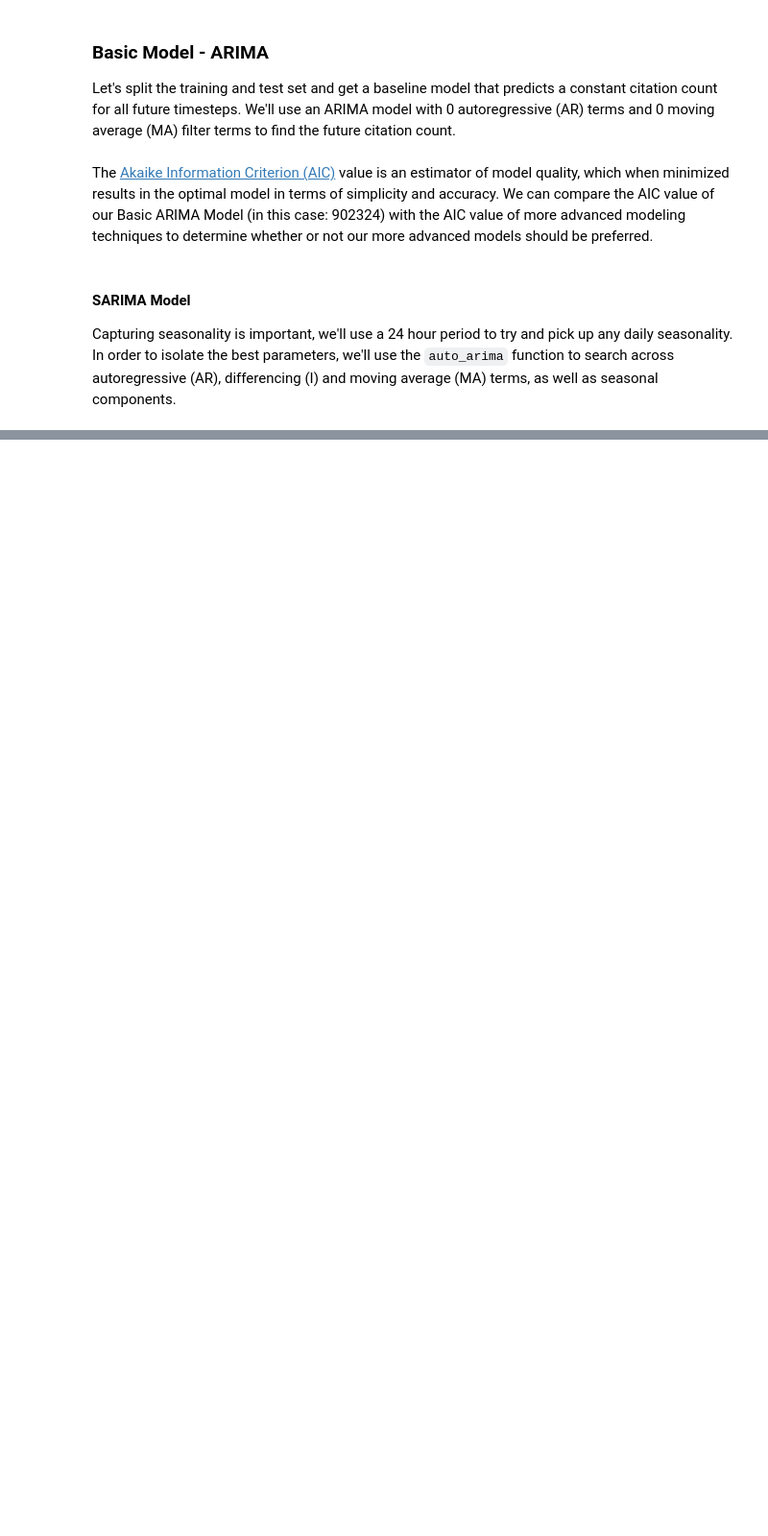
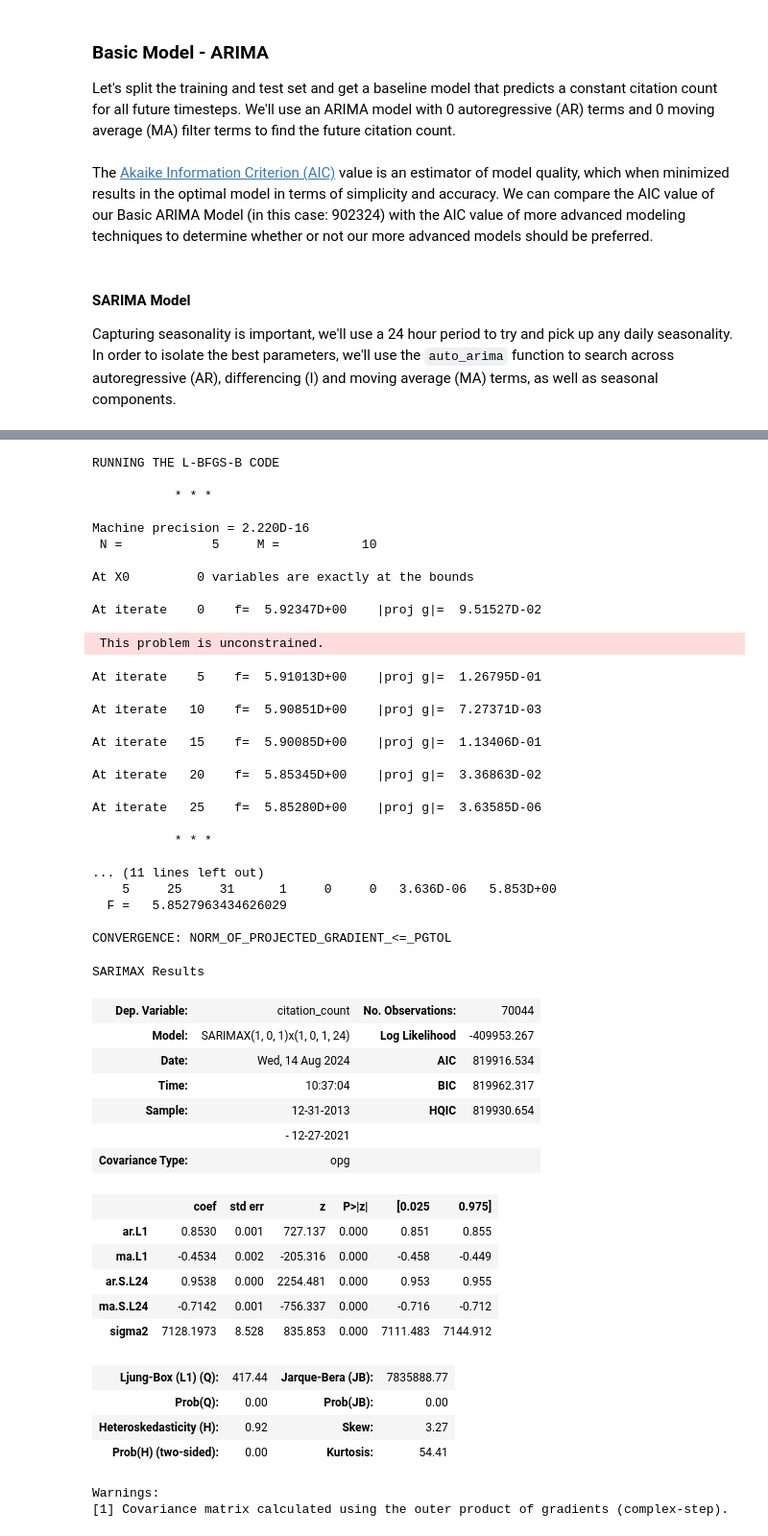
Before and after one commit to evangabe/strategic-parking-enforcement, a Jupyter notebook: 02_featurization.ipynb, the cells around one changed output, grey strips where cells are left out. Shown at 96% size. Drawn from its saved outputs; the diff is of its cells as text; code cells hidden in the pictures; blank space fills up the shorter version.

```diff
--- a/02_featurization.ipynb
+++ b/02_featurization.ipynb
@@ -180,6 +212,55 @@ print(results_df)
 # %%
-best_sarima = SARIMAX(train_ts, order=(), seasonal_order=(), enforce_invertibility=False, enforce_stationarity=False)
+best_sarima = SARIMAX(train_ts, order=best_order, seasonal_order=best_seasonal_order, enforce_invertibility=False, enforce_stationarity=False)
 results = best_sarima.fit()
 results.summary()
+# %% [output]
+RUNNING THE L-BFGS-B CODE
+
+           * * *
+
+Machine precision = 2.220D-16
+ N =            5     M =           10
+
+At X0         0 variables are exactly at the bounds
+
+At iterate    0    f=  5.92347D+00    |proj g|=  9.51527D-02
+ This problem is unconstrained.
+At iterate    5    f=  5.91013D+00    |proj g|=  1.26795D-01
+
+At iterate   10    f=  5.90851D+00    |proj g|=  7.27371D-03
+
+At iterate   15    f=  5.90085D+00    |proj g|=  1.13406D-01
+
+At iterate   20    f=  5.85345D+00    |proj g|=  3.36863D-02
+
+At iterate   25    f=  5.85280D+00    |proj g|=  3.63585D-06
+
+           * * *
+
+... (11 lines left out)
+    5     25     31      1     0     0   3.636D-06   5.853D+00
+  F =   5.8527963434626029
+
+CONVERGENCE: NORM_OF_PROJECTED_GRADIENT_<=_PGTOL
+SARIMAX Results
+| Dep. Variable: | citation_count | No. Observations: | 70044 |
+| Model: | SARIMAX(1, 0, 1)x(1, 0, 1, 24) | Log Likelihood | -409953.267 |
+| Date: | Wed, 14 Aug 2024 | AIC | 819916.534 |
+| Time: | 10:37:04 | BIC | 819962.317 |
+| Sample: | 12-31-2013 | HQIC | 819930.654 |
+|  | - 12-27-2021 |  |  |
+| Covariance Type: | opg |  |  |
+|  | coef | std err | z | P>|z| | [0.025 | 0.975] |
+| ar.L1 | 0.8530 | 0.001 | 727.137 | 0.000 | 0.851 | 0.855 |
+| ma.L1 | -0.4534 | 0.002 | -205.316 | 0.000 | -0.458 | -0.449 |
+| ar.S.L24 | 0.9538 | 0.000 | 2254.481 | 0.000 | 0.953 | 0.955 |
+| ma.S.L24 | -0.7142 | 0.001 | -756.337 | 0.000 | -0.716 | -0.712 |
+| sigma2 | 7128.1973 | 8.528 | 835.853 | 0.000 | 7111.483 | 7144.912 |
+| Ljung-Box (L1) (Q): | 417.44 | Jarque-Bera (JB): | 7835888.77 |
+| Prob(Q): | 0.00 | Prob(JB): | 0.00 |
+| Heteroskedasticity (H): | 0.92 | Skew: | 3.27 |
+| Prob(H) (two-sided): | 0.00 | Kurtosis: | 54.41 |
+Warnings:
+[1] Covariance matrix calculated using the outer product of gradients (complex-step).
 # %%
 results.plot_diagnostics(figsize=(10,10))
```
Also changed, not shown: parts of 14 cells of this notebook, 2 other files.
